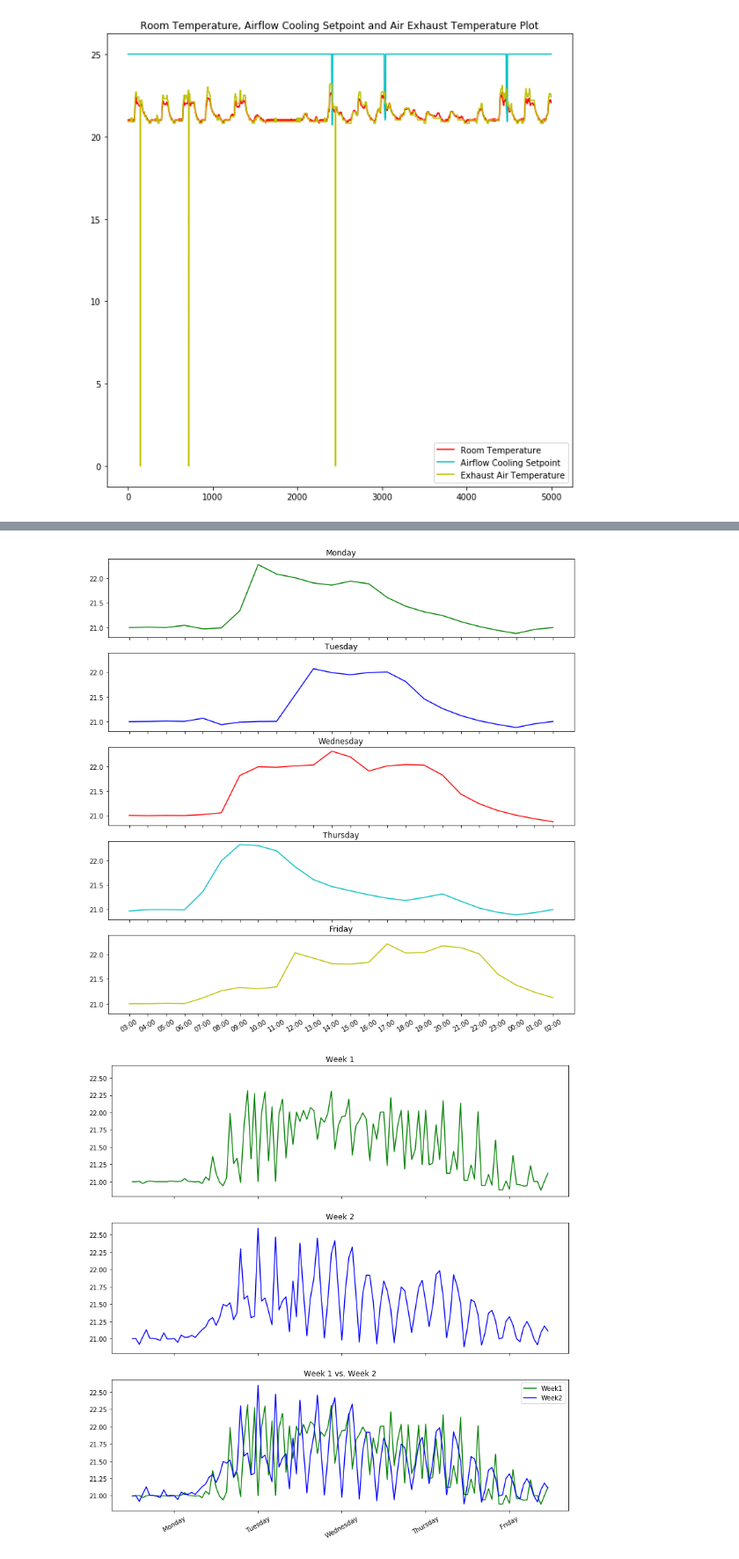
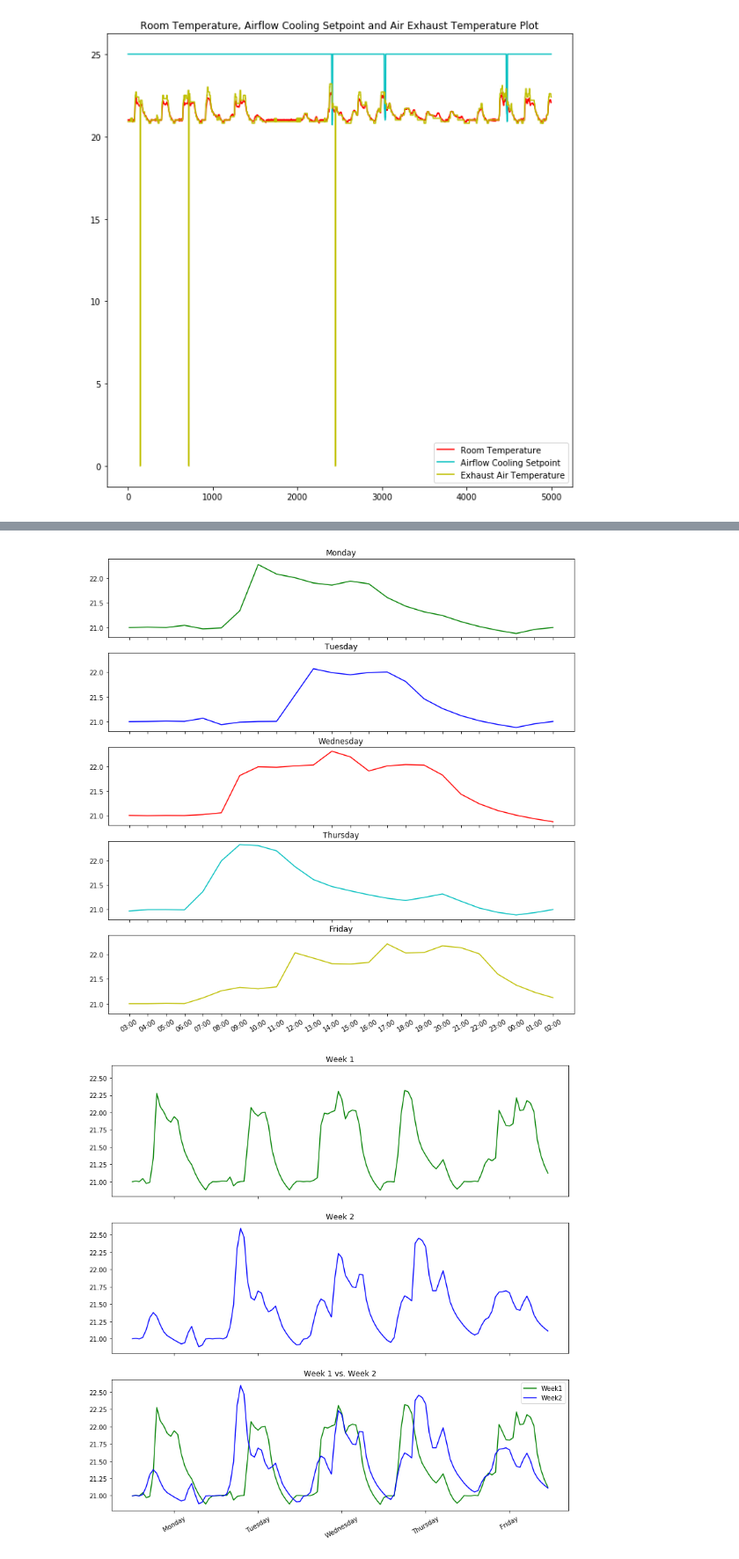
Before and after one commit to T3SC/smart-energy, a Jupyter notebook: exploratory_analysis.ipynb, the cells around one changed output, grey strips where cells are left out. Shown at 88% size. Cells and saved outputs as stored; diff of their text form; code cells hidden in the pictures.

```diff
--- a/exploratory_analysis.ipynb
+++ b/exploratory_analysis.ipynb
@@ -208,35 +208,35 @@ def time_series_analysis():
     axarr[2].set_title('Wednesday')
     axarr[3].plot(week_one[:,3], 'c')
     axarr[3].set_title('Thursday')
     axarr[4].plot(week_one[:,4], 'y')
     axarr[4].set_title('Friday')
 
     plt.xticks(range(0,24), ['03:00', '04:00', '05:00'
                                , '06:00', '07:00', '08:00'
                               , '09:00', '10:00', '11:00'
                               , '12:00', '13:00', '14:00'
                               , '15:00', '16:00', '17:00'
                               , '18:00', '19:00', '20:00'
                               , '21:00', '22:00', '23:00'
                               , '00:00', '01:00', '02:00'], rotation=30)
 
     print " "
     print " "
     f, axarr = plt.subplots(3, figsize=(13,13), sharex=True, sharey=True)
-    axarr[0].plot(week_one.flatten(), 'g')
+    axarr[0].plot(week_one.flatten(order='F'), 'g')
     axarr[0].set_title('Week 1')
-    axarr[1].plot(week_two.flatten(), 'b')
+    axarr[1].plot(week_two.flatten(order='F'), 'b')
     axarr[1].set_title('Week 2')
-    axarr[2].plot(week_one.ravel(), 'g', label='Week1')
-    axarr[2].plot(week_two.ravel(), 'b', label='Week2')
+    axarr[2].plot(week_one.ravel(order='F'), 'g', label='Week1')
+    axarr[2].plot(week_two.ravel(order='F'), 'b', label='Week2')
     axarr[2].legend(loc='best')
     axarr[2].set_title('Week 1 vs. Week 2')
 
     plt.xticks(range(12,120,24),['Monday','Tuesday','Wednesday','Thursday','Friday'],rotation=30)
     plt.show()
 
 time_series_analysis()
 # %% [output]
 [figure]
 [figure]
-[figure, old version]
+[figure, new version]
```
